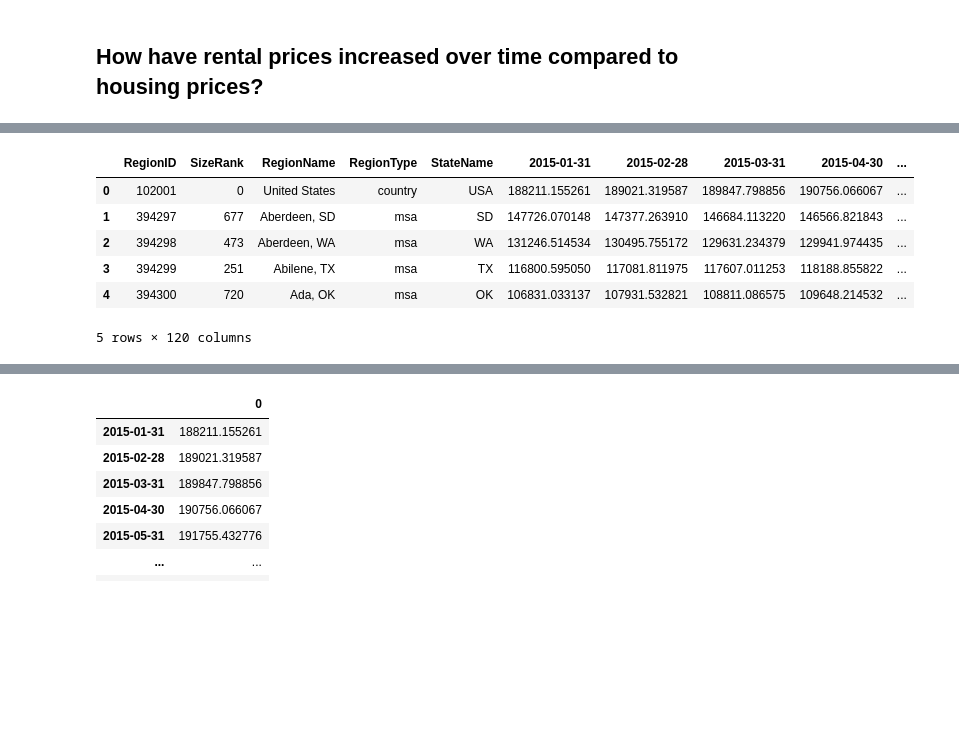
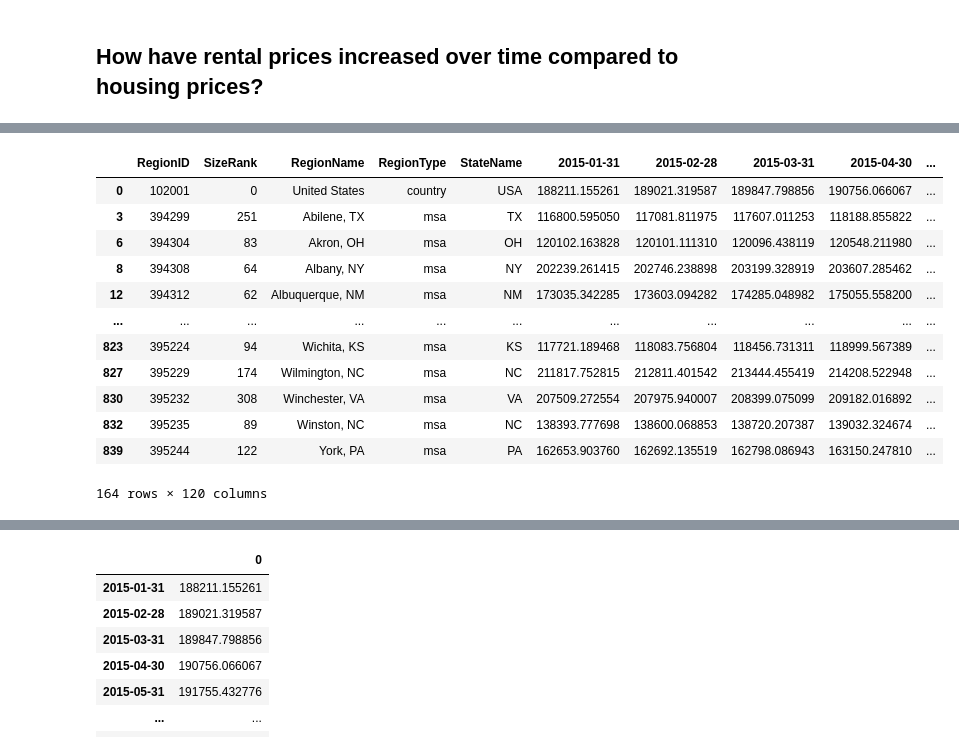
Before and after one commit to elgnol/RealEstate_Project_3, a Jupyter notebook: Analysis/Data_analysis_tatyana.ipynb, the cells around one changed output, grey strips where cells are left out. Saved outputs shown, nothing was run; the diff lists cells and outputs as text; code cells hidden in the pictures; blank space fills up the shorter version.

Commit message:
matched cities in dataframes

```diff
--- a/Analysis/Data_analysis_tatyana.ipynb
+++ b/Analysis/Data_analysis_tatyana.ipynb
@@ -120,12 +82,19 @@ sorted_remaining_home = remaining_rows_home.sort_values(by='RegionName')
 # Concatenate the first row with the sorted remaining rows
 filtered_home_df = pd.concat([first_row_home, sorted_remaining_home], ignore_index=True)
 # %%
-filtered_home_df.head()
+filtered_home_df = filtered_home_df[filtered_home_df['RegionName'].isin(rental_df['RegionName'])]
+filtered_home_df
 # %% [output]
 |  | RegionID | SizeRank | RegionName | RegionType | StateName | 2015-01-31 | 2015-02-28 | 2015-03-31 | 2015-04-30 | ... |
 | 0 | 102001 | 0 | United States | country | USA | 188211.155261 | 189021.319587 | 189847.798856 | 190756.066067 | ... |
-| 1 | 394297 | 677 | Aberdeen, SD | msa | SD | 147726.070148 | 147377.263910 | 146684.113220 | 146566.821843 | ... |
-| 2 | 394298 | 473 | Aberdeen, WA | msa | WA | 131246.514534 | 130495.755172 | 129631.234379 | 129941.974435 | ... |
 | 3 | 394299 | 251 | Abilene, TX | msa | TX | 116800.595050 | 117081.811975 | 117607.011253 | 118188.855822 | ... |
-| 4 | 394300 | 720 | Ada, OK | msa | OK | 106831.033137 | 107931.532821 | 108811.086575 | 109648.214532 | ... |
+| 6 | 394304 | 83 | Akron, OH | msa | OH | 120102.163828 | 120101.111310 | 120096.438119 | 120548.211980 | ... |
+| 8 | 394308 | 64 | Albany, NY | msa | NY | 202239.261415 | 202746.238898 | 203199.328919 | 203607.285462 | ... |
+| 12 | 394312 | 62 | Albuquerque, NM | msa | NM | 173035.342285 | 173603.094282 | 174285.048982 | 175055.558200 | ... |
+| ... | ... | ... | ... | ... | ... | ... | ... | ... | ... | ... |
+| 823 | 395224 | 94 | Wichita, KS | msa | KS | 117721.189468 | 118083.756804 | 118456.731311 | 118999.567389 | ... |
+| 827 | 395229 | 174 | Wilmington, NC | msa | NC | 211817.752815 | 212811.401542 | 213444.455419 | 214208.522948 | ... |
+| 830 | 395232 | 308 | Winchester, VA | msa | VA | 207509.272554 | 207975.940007 | 208399.075099 | 209182.016892 | ... |
+| 832 | 395235 | 89 | Winston, NC | msa | NC | 138393.777698 | 138600.068853 | 138720.207387 | 139032.324674 | ... |
+| 839 | 395244 | 122 | York, PA | msa | PA | 162653.903760 | 162692.135519 | 162798.086943 | 163150.247810 | ... |
-5 rows × 120 columns
+164 rows × 120 columns
```
Also changed, not shown: parts of 8 cells of this notebook, 2 other files.
